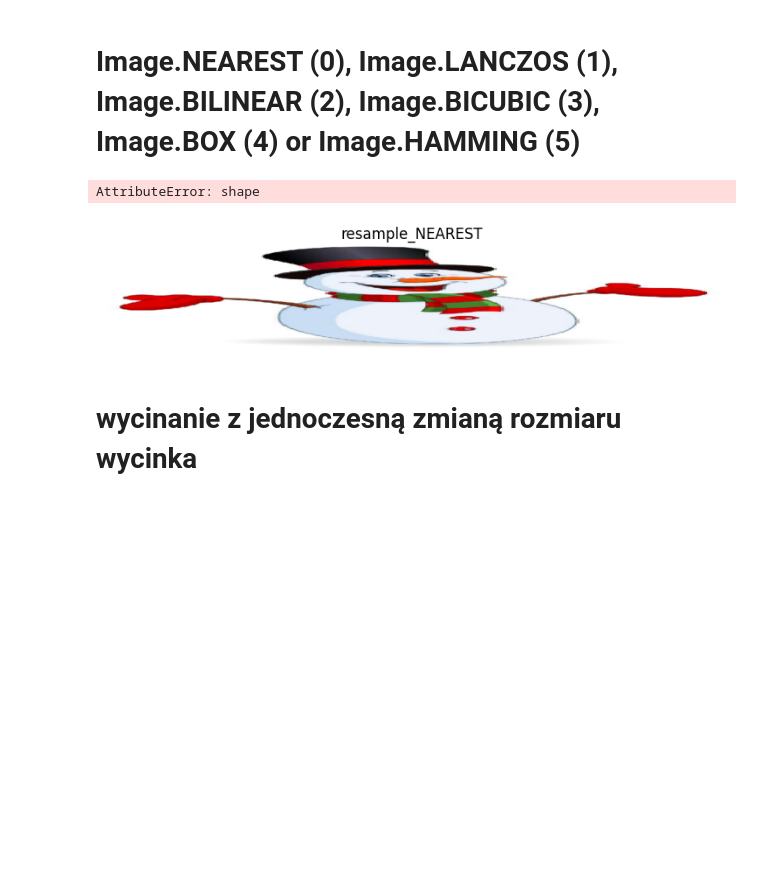
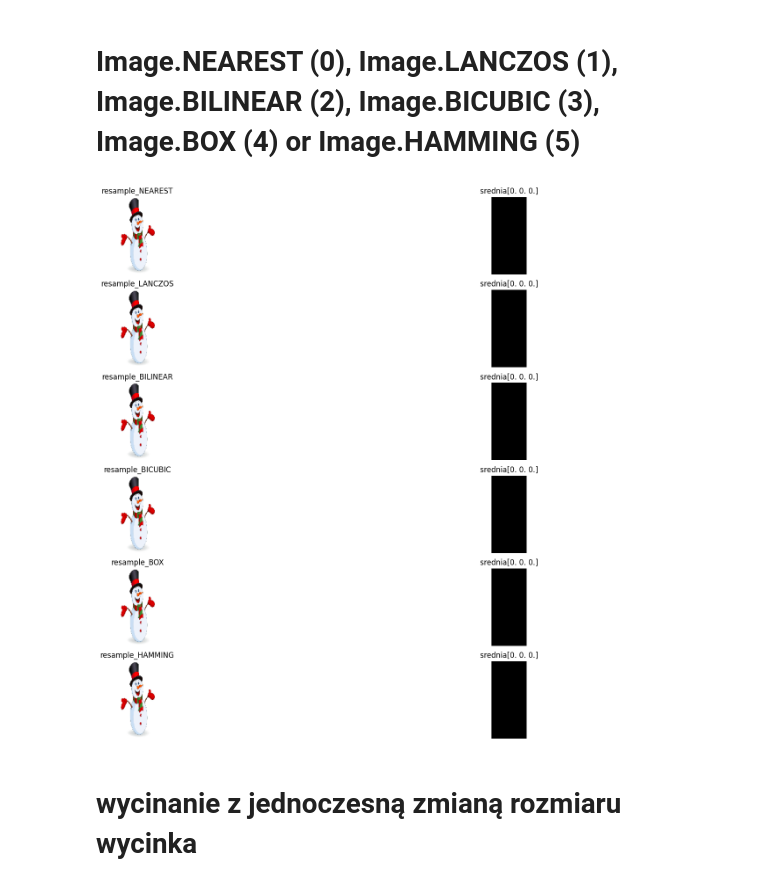
Before and after one commit to zarnocha/grafika_maszynowa, a Jupyter notebook: lab10/moodle_lab10/lab10.ipynb, the cells around one changed output. Saved outputs shown, nothing was run; the diff lists cells and outputs as text; code cells hidden in the pictures; blank space fills up the shorter version.

```diff
--- a/lab10/moodle_lab10/lab10.ipynb
+++ b/lab10/moodle_lab10/lab10.ipynb
@@ -26,31 +26,30 @@ im1
 # %% [markdown]
 #  Image.NEAREST (0), Image.LANCZOS (1), Image.BILINEAR (2), Image.BICUBIC (3), Image.BOX (4) or Image.HAMMING (5)
 # %%
-s_w = 1.71
-s_h = 0.28
+s_w = 0.15
+s_h = 0.27
 resample_method =['NEAREST','LANCZOS','BILINEAR','BICUBIC','BOX','HAMMING']
 im_N = im.resize((int(w*s_w), int(h*s_h)), 0)
 plt.figure(figsize=(20, 16))
 i=1
 for t in range(6):
     file_name = "resample_"+ str(resample_method[t])
     im_Nb = im_N.resize((int(w*s_w), int(h*s_h)), t)
     plt.subplot(6, 2, i)
     plt.title(str(file_name))
     plt.imshow(im_Nb)
     plt.axis('off')
     i +=1
     im_skalowany = im.resize(im_Nb.size, 0)
-    diff=ImageChops.difference(im_Nb, im_skalowany)
+    diff = ImageChops.difference(im_Nb, im_skalowany)
     s = stat.Stat(diff)
     plt.subplot(6, 2, i)
     plt.title('srednia' + str(np.round(s.mean, 2)))
     plt.imshow(diff)
     plt.axis('off')
     i +=1
 # %% [output]
-AttributeError: shape
-[figure, old version]
+[figure, new version]
 # %% [markdown]
 # wycinanie z jednoczesną zmianą rozmiaru wycinka
 # %%
```
Also changed, not shown: parts of 2 cells of this notebook, 13 other files.
